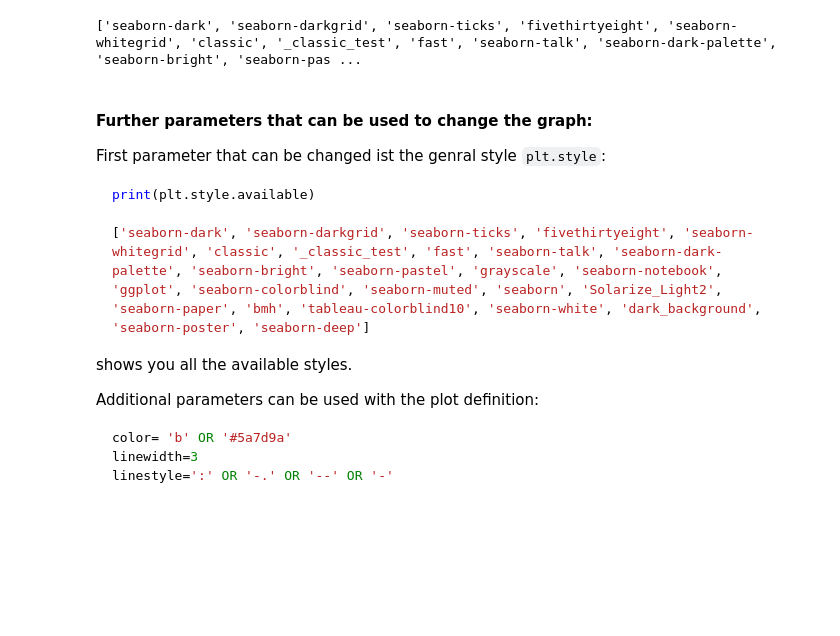
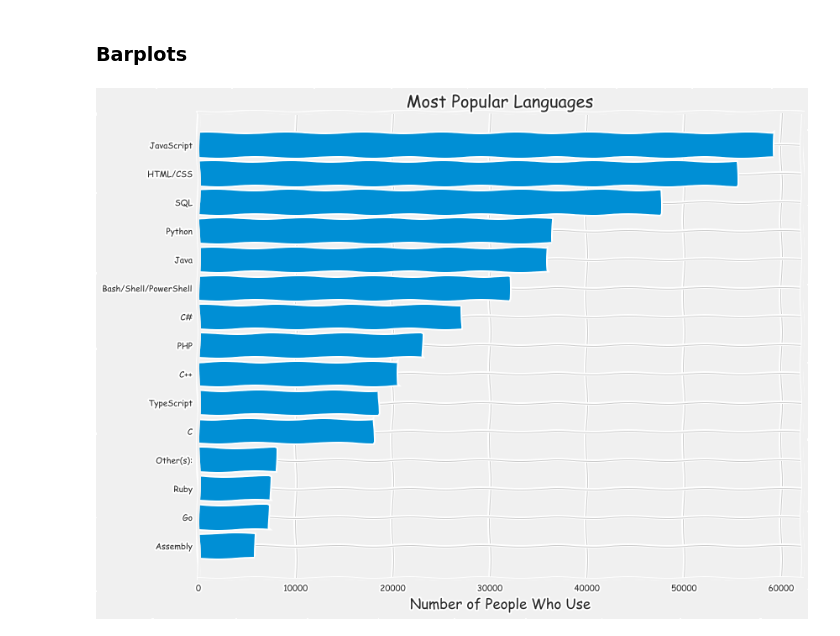
Before and after one commit to maximusKarlson/matplotlib, a Jupyter notebook: Matplotlib.ipynb, the cells around one changed output. Cells and saved outputs as stored; diff of their text form; code cells hidden in the pictures; blank space fills up the shorter version.

````diff
--- a/Matplotlib.ipynb
+++ b/Matplotlib.ipynb
@@ -26,4 +0,0 @@ To use `matplotlib`and all the other libraries they need to be imported first.
-# %%
-from matplotlib import pyplot as plt
-%matplotlib notebook
-plt.rcParams['figure.figsize'] = (10.0, 6.0)
@@ -111,21 +67,51 @@ plt.show()
-# %%
-print(plt.style.available)
-# %% [output]
-['seaborn-dark', 'seaborn-darkgrid', 'seaborn-ticks', 'fivethirtyeight', 'seaborn-whitegrid', 'classic', '_classic_test', 'fast', 'seaborn-talk', 'seaborn-dark-palette', 'seaborn-bright', 'seaborn-pas ...
-# %% [markdown]
-#### Further parameters that can be used to change the graph:
-
-First parameter that can be changed ist the genral style `plt.style`:
-```python
-print(plt.style.available)
-
-['seaborn-dark', 'seaborn-darkgrid', 'seaborn-ticks', 'fivethirtyeight', 'seaborn-whitegrid', 'classic', '_classic_test', 'fast', 'seaborn-talk', 'seaborn-dark-palette', 'seaborn-bright', 'seaborn-pastel', 'grayscale', 'seaborn-notebook', 'ggplot', 'seaborn-colorblind', 'seaborn-muted', 'seaborn', 'Solarize_Light2', 'seaborn-paper', 'bmh', 'tableau-colorblind10', 'seaborn-white', 'dark_background', 'seaborn-poster', 'seaborn-deep']
-```
-shows you all the available styles.
-
-Additional parameters can be used with the plot definition:
-```python
-color= 'b' OR '#5a7d9a'
-linewidth=3
-linestyle=':' OR '-.' OR '--' OR '-'
-```
+# %% [markdown]
+### Barplots <a name="barplots"></a>
+# %%
+# Import Libraries
+import csv
+import numpy as np
+import pandas as pd
+from collections import Counter
+from matplotlib import pyplot as plt
+plt.rcParams["figure.figsize"] = (12, 9) # (w, h)
+
+# Set Style for the plot
+plt.style.use("fivethirtyeight")
+
+# Import data
+data = pd.read_csv('./matplotlib/data_barplot.csv')
+ids = data['Responder_id']
+lang_responses = data['LanguagesWorkedWith']
+
+# Initialize Counter Function
+# https://docs.python.org/2/library/collections.html
+language_counter = Counter()
+
+# Set delimiter to split after
+for response in lang_responses:
+    language_counter.update(response.split(';'))
+
+languages = []
+popularity = []
+
+# count each language (15 most popular ones)
+for item in language_counter.most_common(15):
+    languages.append(item[0])
+    popularity.append(item[1])
+
+# Inverse order
+languages.reverse()
+popularity.reverse()
+
+# Create Barplot with data
+plt.barh(languages, popularity)
+
+plt.title("Most Popular Languages")
+# plt.ylabel("Programming Languages")
+plt.xlabel("Number of People Who Use")
+
+plt.tight_layout()
+
+plt.show()
+# %% [output]
+[figure, added]
````
Also changed, not shown: parts of 23 cells of this notebook, 38 other files.
